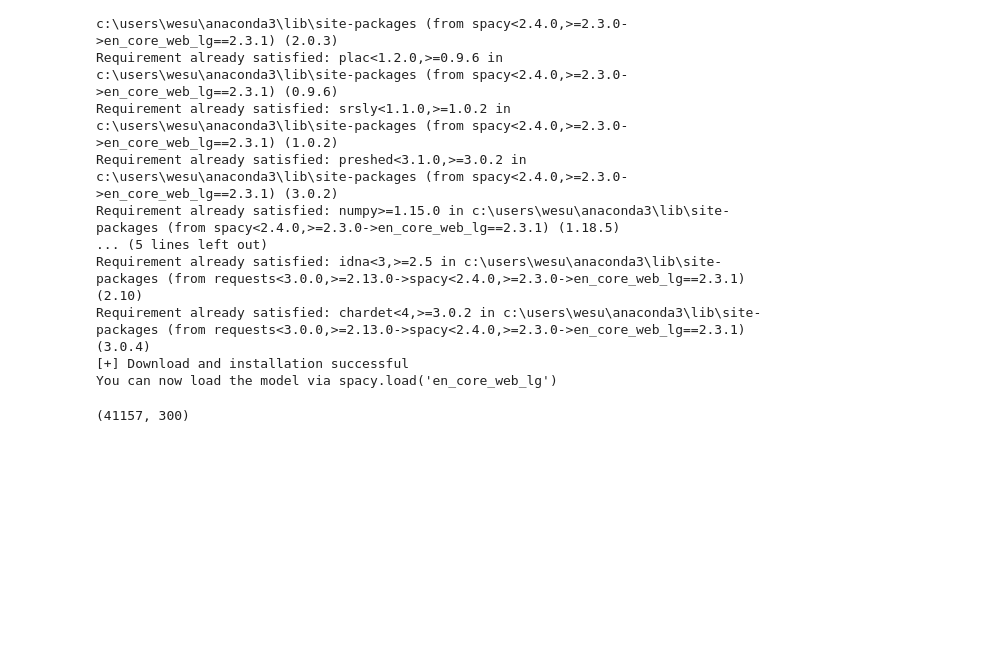
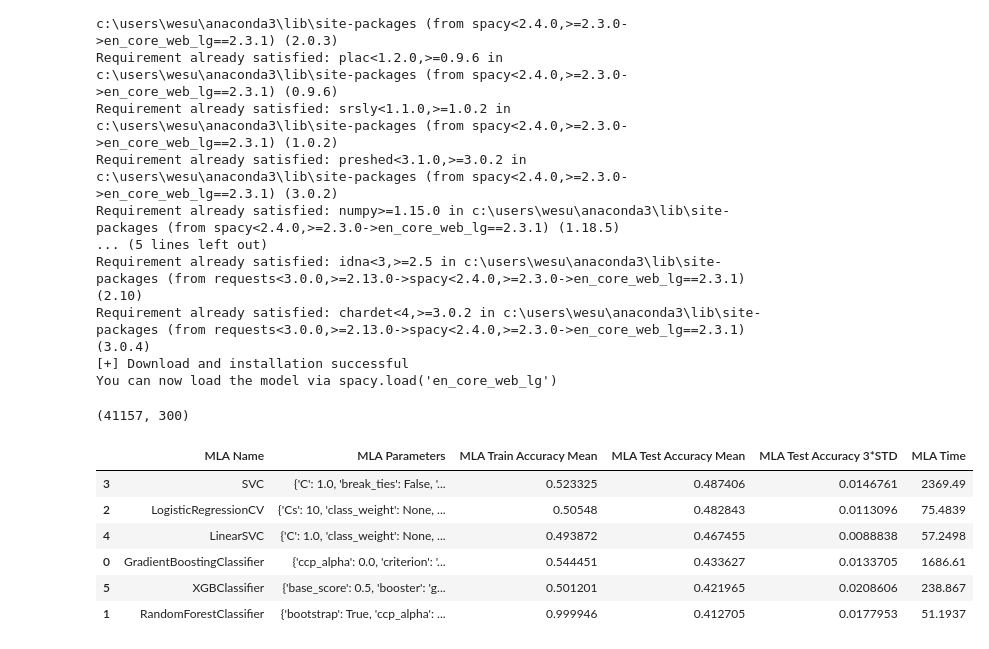
Before and after one commit to weisds/covid-tweets, a Jupyter notebook: notebook/covid-tweets.ipynb, the cells around one changed output. Saved outputs shown, nothing was run; the diff lists cells and outputs as text; code cells hidden in the pictures; blank space fills up the shorter version.

Commit message:
completed vectorized model training and prediction analysis

```diff
--- a/notebook/covid-tweets.ipynb
+++ b/notebook/covid-tweets.ipynb
@@ -304,6 +306,7 @@ nlp_lg = spacy.load('en_core_web_lg')
 #for faster performance
 with nlp_lg.disable_pipes():
     doc_vectors = np.array([nlp_lg(text).vector for text in train_clean.OriginalTweet])
+    X_test_vectors = np.array([nlp_lg(text).vector for text in test_clean.OriginalTweet])
 # %%
 doc_vectors.shape
 # %% [output]
@@ -327,41 +333,19 @@ def base_model (X_tr, y_tr):
     #Machine Learning Algorithm (MLA) Selection and Initialization
     MLA = [
         #Ensemble Methods
-        ensemble.AdaBoostClassifier(),
-        ensemble.BaggingClassifier(),
-        ensemble.ExtraTreesClassifier(),
         ensemble.GradientBoostingClassifier(),
         ensemble.RandomForestClassifier(),
 
-        #Gaussian Processes
-        gaussian_process.GaussianProcessClassifier(),
 
         #GLM
         linear_model.LogisticRegressionCV(),
-        linear_model.PassiveAggressiveClassifier(),
-        linear_model.RidgeClassifierCV(),
-        linear_model.SGDClassifier(),
-        linear_model.Perceptron(),
 
-        #Navies Bayes
-        naive_bayes.BernoulliNB(),
-        naive_bayes.GaussianNB(),
-
-        #Nearest Neighbor
-        neighbors.KNeighborsClassifier(),
 
         #SVM
         svm.SVC(probability=True),
-        svm.NuSVC(probability=True),
         svm.LinearSVC(),
 
-        #Trees
-        tree.DecisionTreeClassifier(),
-        tree.ExtraTreeClassifier(),
-
-        #Discriminant Analysis
-        discriminant_analysis.LinearDiscriminantAnalysis(),
-        discriminant_analysis.QuadraticDiscriminantAnalysis(),
+        XGBClassifier()
 
         ]
 
@@ -411,3 +395,13 @@ def base_model (X_tr, y_tr):
     #MLA_predict
 # %%
 base_models = base_model(X_train, y_train)
+# %%
+base_models
+# %% [output]
+|  | MLA Name | MLA Parameters | MLA Train Accuracy Mean | MLA Test Accuracy Mean | MLA Test Accuracy 3*STD | MLA Time |
+| 3 | SVC | {'C': 1.0, 'break_ties': False, '... | 0.523325 | 0.487406 | 0.0146761 | 2369.49 |
+| 2 | LogisticRegressionCV | {'Cs': 10, 'class_weight': None, ... | 0.50548 | 0.482843 | 0.0113096 | 75.4839 |
+| 4 | LinearSVC | {'C': 1.0, 'class_weight': None, ... | 0.493872 | 0.467455 | 0.0088838 | 57.2498 |
+| 0 | GradientBoostingClassifier | {'ccp_alpha': 0.0, 'criterion': '... | 0.544451 | 0.433627 | 0.0133705 | 1686.61 |
+| 5 | XGBClassifier | {'base_score': 0.5, 'booster': 'g... | 0.501201 | 0.421965 | 0.0208606 | 238.867 |
+| 1 | RandomForestClassifier | {'bootstrap': True, 'ccp_alpha': ... | 0.999946 | 0.412705 | 0.0177953 | 51.1937 |
```
Also changed, not shown: parts of 13 cells of this notebook.
